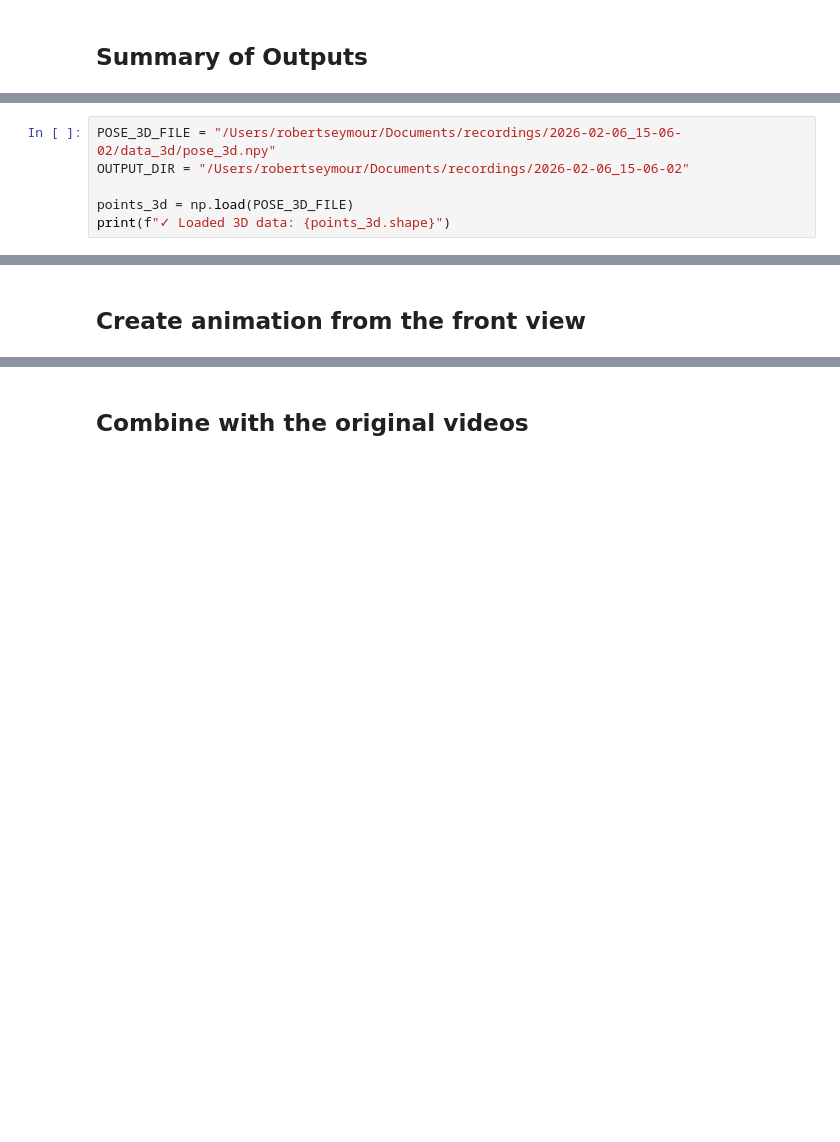
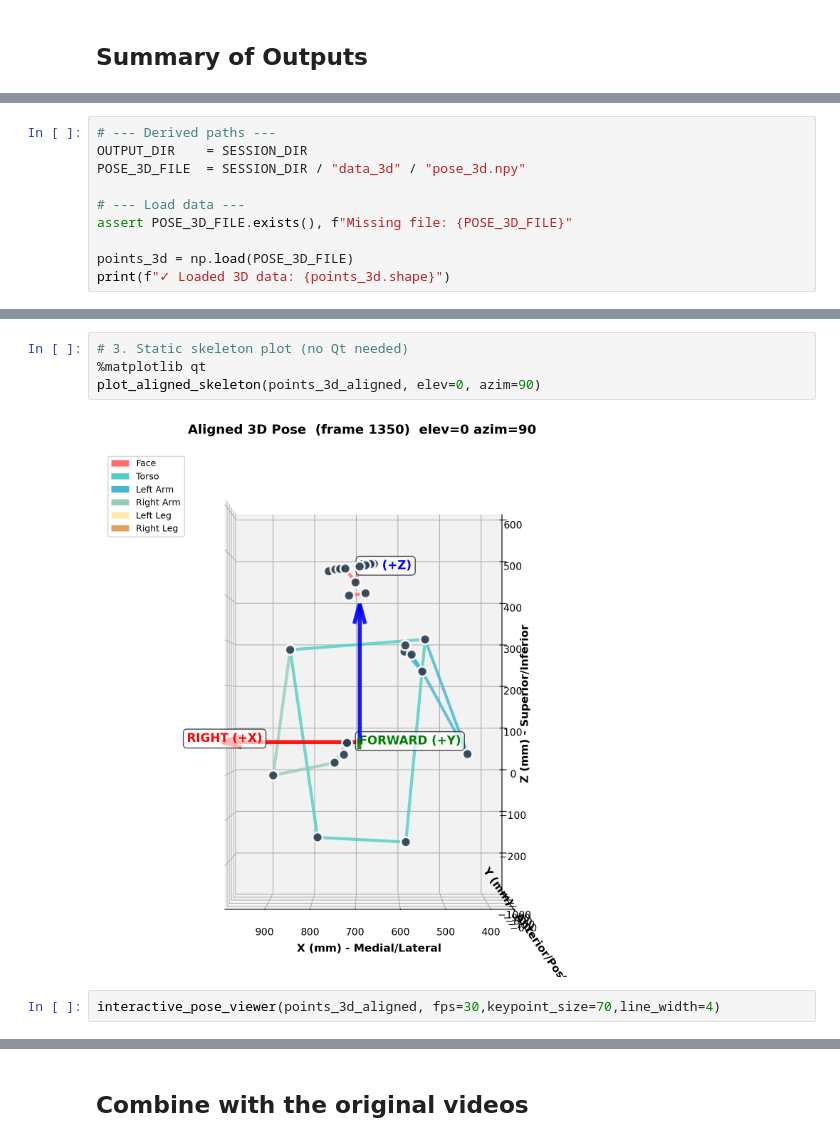
Before and after one commit to neurofractal/camkit3D, a Jupyter notebook: 3_process_3d_triangulation.ipynb, the cells around one changed output, grey strips where cells are left out. Cells and saved outputs as stored; diff of their text form; blank space fills up the shorter version.

```diff
--- a/3_process_3d_triangulation.ipynb
+++ b/3_process_3d_triangulation.ipynb
@@ -465,6 +536,10 @@ from pose_animator import (
 # %%
-POSE_3D_FILE = "/Users/robertseymour/Documents/recordings/2026-02-06_15-06-02/data_3d/pose_3d.npy"
-OUTPUT_DIR = "/Users/robertseymour/Documents/recordings/2026-02-06_15-06-02"
+# --- Derived paths ---
+OUTPUT_DIR    = SESSION_DIR
+POSE_3D_FILE  = SESSION_DIR / "data_3d" / "pose_3d.npy"
+
+# --- Load data ---
+assert POSE_3D_FILE.exists(), f"Missing file: {POSE_3D_FILE}"
 
 points_3d = np.load(POSE_3D_FILE)
 print(f"✓ Loaded 3D data: {points_3d.shape}")
@@ -942,2 +587,8 @@ Rotation matrix:
-# %% [markdown]
-## Create animation from the front view
+# %%
+# 3. Static skeleton plot (no Qt needed)
+%matplotlib qt
+plot_aligned_skeleton(points_3d_aligned, elev=0, azim=90)
+# %% [output]
+[figure, added]
+# %%
+interactive_pose_viewer(points_3d_aligned, fps=30,keypoint_size=70,line_width=4)
```
Also changed, not shown: parts of 32 cells of this notebook, 16 other files.
